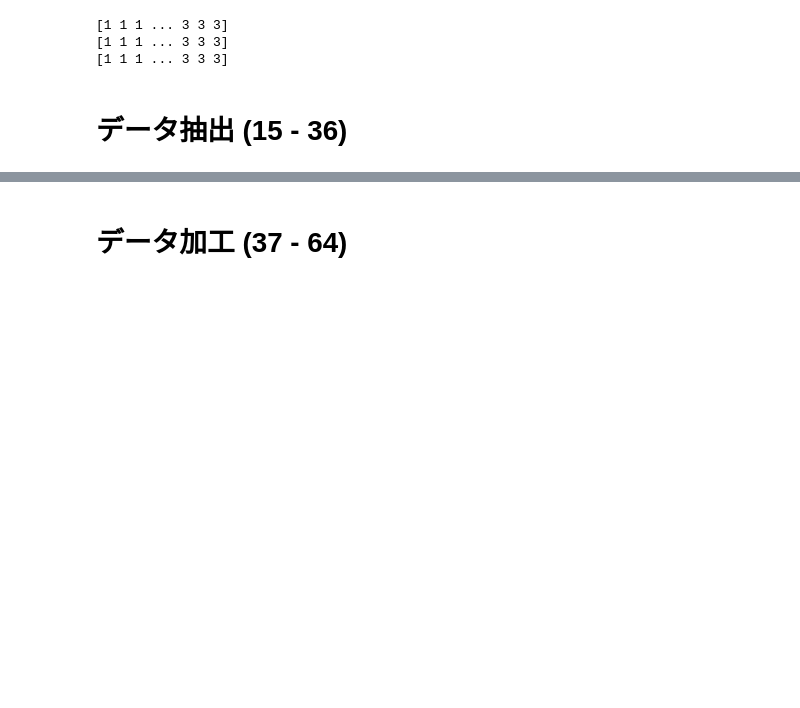
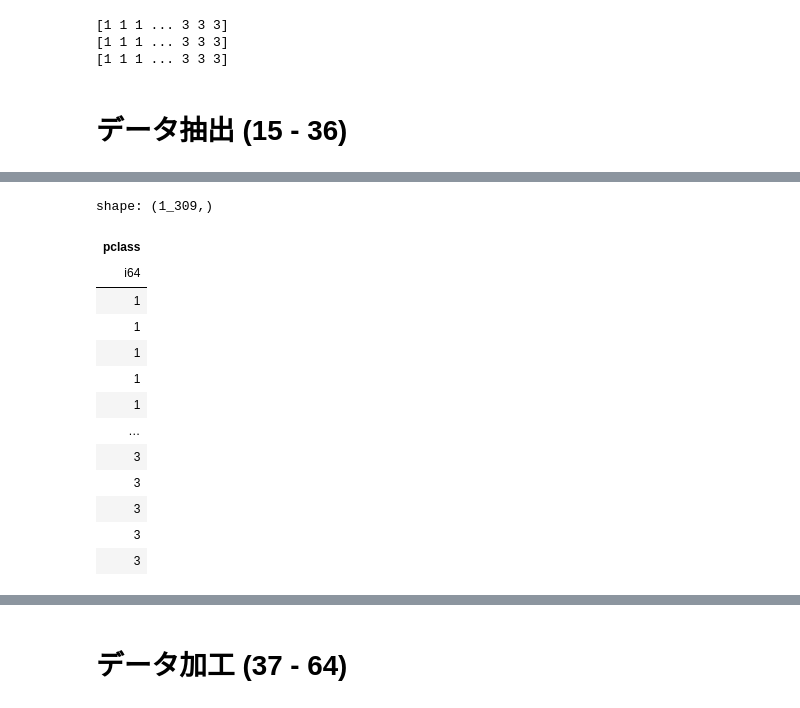
Before and after one commit to HiroshiATakano/Polars_100_knocks, a Jupyter notebook: 03_Polars_100_Knocks_for_colab.ipynb, the cells around one changed output, grey strips where cells are left out. Cells and saved outputs as stored; diff of their text form; code cells hidden in the pictures; blank space fills up the shorter version.

```diff
--- a/03_Polars_100_Knocks_for_colab.ipynb
+++ b/03_Polars_100_Knocks_for_colab.ipynb
@@ -346,8 +363,25 @@ df = initialize1() #初期化
 # %%
 # 【16】
 # get_columnを用いてdfのpclass列のみ表示
 #print(ans[16]) #解答表示
 df = initialize1() #初期化
+
+df.get_column('pclass')
+# %% [output]
+shape: (1_309,)
+| pclass |
+| i64 |
+| 1 |
+| 1 |
+| 1 |
+| 1 |
+| 1 |
+| … |
+| 3 |
+| 3 |
+| 3 |
+| 3 |
+| 3 |
 # %%
 # 【17】
 # get_columnsを用いてdfのpclass列のみ表示
```
Also changed, not shown: parts of 3 cells of this notebook.
